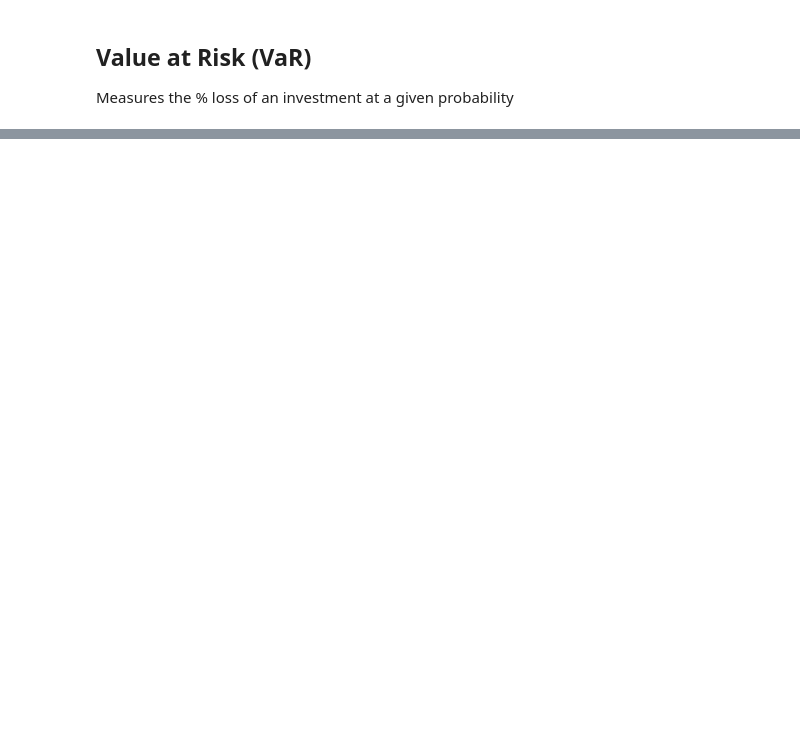
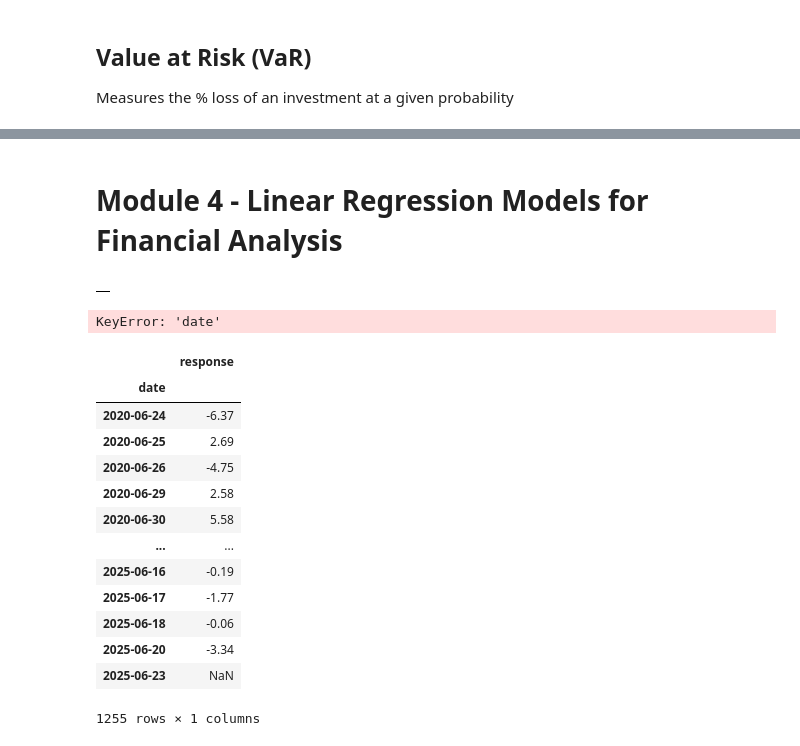
Before and after one commit to Acouvertier/phase_0_quant_foundations, a Jupyter notebook: phase_1_hku.ipynb, the cells around one changed output, grey strips where cells are left out. Drawn from its saved outputs; the diff is of its cells as text; code cells hidden in the pictures; blank space fills up the shorter version.

Commit message:
Finishing Coursera - HKU Module 4

```diff
--- a/phase_1_hku.ipynb
+++ b/phase_1_hku.ipynb
@@ -178,0 +179,22 @@ np.float64(-0.030271592235183508)
+# %% [markdown]
+# Module 4 - Linear Regression Models for Financial Analysis
+# %%
+spy_data = fmp.get_historical_price("SPY")
+sp500_data = fmp.get_historical_price("GSPC") #Issue
+nasdaq_data = fmp.get_historical_price("NDAQ")
+cac40_data = fmp.get_historical_price("PX1") #Issue
+dax_data = fmp.get_historical_price("DAX")
+aord_data = fmp.get_historical_price("AORD") #Issue
+hsi_data = fmp.get_historical_price("HSI") #Issue
+nikkei_data = fmp.get_historical_price("NI255") #Issue
+# %%
+nikkei_data
+# %% [output]
+|  |
+# %%
+def set_date_index(df):
+    local_df = df.copy()
+    local_df['date'] = pd.to_datetime(local_df['date'], yearfirst=True)
+    local_df.set_index('date',inplace=True)
+    local_df.sort_index(inplace=True)
+    return local_df
@@ -178,0 +210,29 @@ np.float64(-0.030271592235183508)
+# %%
+predictor_data = [spy_data, sp500_data, nasdaq_data, cac40_data, dax_data, aord_data, hsi_data, nikkei_data]
+predictor_region = [False, False, False, False, False, True, True, True]
+predictor_name = ['spy','sp500','nasdaq','cac40','dax','aord','hsi','nikkei']
+
+processed_data = pd.DataFrame((set_date_index(spy_data)['open'].shift(periods=-1)-set_date_index(spy_data)['open']).to_numpy(),index=set_date_index(spy_data).index,columns=['response'])
+# %%
+for i in range(8):
+    new_data = update_datetime(predictor_data[i],predictor_name[i],predictor_region[i])
+    processed_data.merge(new_data,how='left',on='date')
+# %% [output]
+KeyError: 'date'
+# %%
+processed_data
+# %% [output]
+|  | response |
+| date |  |
+| 2020-06-24 | -6.37 |
+| 2020-06-25 | 2.69 |
+| 2020-06-26 | -4.75 |
+| 2020-06-29 | 2.58 |
+| 2020-06-30 | 5.58 |
+| ... | ... |
+| 2025-06-16 | -0.19 |
+| 2025-06-17 | -1.77 |
+| 2025-06-18 | -0.06 |
+| 2025-06-20 | -3.34 |
+| 2025-06-23 | NaN |
+1255 rows × 1 columns
```
Also changed, not shown: parts of 7 cells of this notebook.
